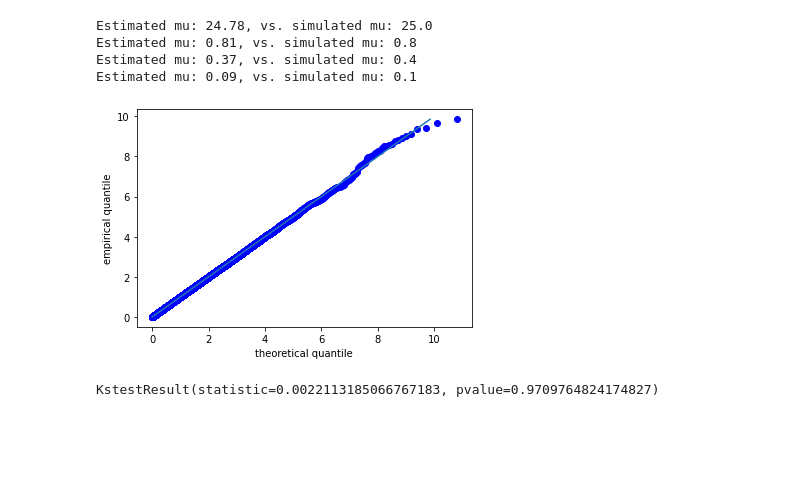
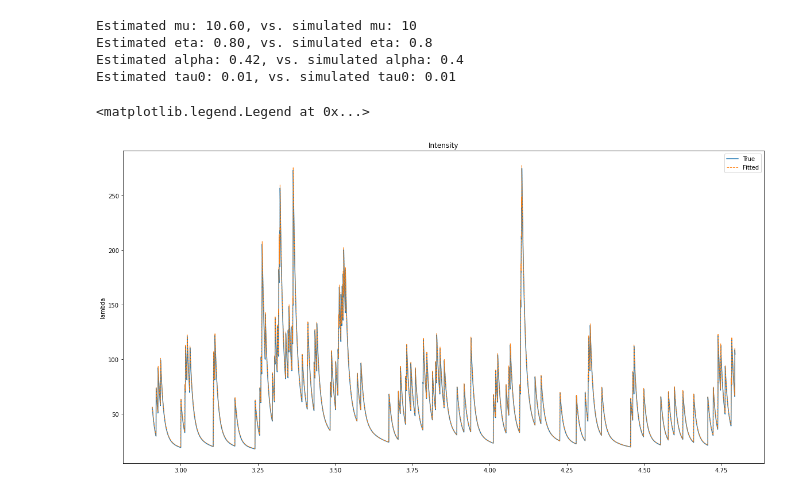
Before and after one commit to Simbold/HawkesPyLib, a Jupyter notebook: Example.ipynb, the cells around one changed output. Saved outputs shown, nothing was run; the diff lists cells and outputs as text; code cells hidden in the pictures; blank space fills up the shorter version.

Commit message:
Reorganize code and added feature intensity

```diff
--- a/Example.ipynb
+++ b/Example.ipynb
@@ -12,7 +11,16 @@ from scipy import stats
 mu = 2.5
 eta = 0.8
 alpha = 0.4
-tau0 = 0.1
+tau0 = 0.01
 m = 5.0
 M = 5
-PowlawSimulator = ApproxPowerlawHawkesProcessSimulation("powlaw-cutoff", mu, eta, alpha, tau0, m, M)
+PowlawSimulator = ApproxPowerlawHawkesProcessSimulation("powlaw", mu, eta, alpha, tau0, m, M)
+
+# simulate timestamps
+timestamps = PowlawSimulator.simulate(T=100.0)
+
+# if needed change one of the parameter attributes:
+mu = 10
+PowlawSimulator.mu = mu
+timestamps = PowlawSimulator.simulate(T=400.0)
+print(f"{PowlawSimulator.n_jumps} timestamps were simulated")
@@ -30,36 +29,34 @@ print(f"{PowlawSimulator.n_jumps} timestamps were simulated")
 # %%
 # Initilize the Estimator class
-PowlawEstimator = ApproxPowlawHawkesProcessEstimation("powlaw-cutoff", m=5.0, M=5)
+PowlawEstimator = ApproxPowerlawHawkesProcessInference("powlaw", m=5.0, M=5)
 
 # Estimate paramters
-PowlawEstimator.estimate(timestamps, T=timestamps[-1])
-mu_hat, eta_hat, alpha_hat, tau0_hat = PowlawEstimator.mu, PowlawEstimator.eta, PowlawEstimator.alpha, PowlawEstimator.tau0
+mu_hat, eta_hat, alpha_hat, tau0_hat = PowlawEstimator.estimate_grid(timestamps, T=timestamps[-1], return_params=True)
+
+print(f"Estimated mu: {mu_hat:.2f}, vs. simulated mu: {mu}")
+print(f"Estimated eta: {eta_hat:.2f}, vs. simulated eta: {eta}")
+print(f"Estimated alpha: {alpha_hat:.2f}, vs. simulated alpha: {alpha}")
+print(f"Estimated tau0: {tau0_hat:.2f}, vs. simulated tau0: {tau0}")
+# %% [output]
+Estimated mu: 10.60, vs. simulated mu: 10
+Estimated eta: 0.80, vs. simulated eta: 0.8
+Estimated alpha: 0.42, vs. simulated alpha: 0.4
+Estimated tau0: 0.01, vs. simulated tau0: 0.01
-# %%
-print(f"Estimated mu: {mu_hat:.2f}, vs. simulated mu: {mu}")
-print(f"Estimated mu: {eta_hat:.2f}, vs. simulated mu: {eta}")
-print(f"Estimated mu: {alpha_hat:.2f}, vs. simulated mu: {alpha}")
-print(f"Estimated mu: {tau0_hat:.2f}, vs. simulated mu: {tau0}")
-# %% [output]
-Estimated mu: 24.78, vs. simulated mu: 25.0
-Estimated mu: 0.81, vs. simulated mu: 0.8
-Estimated mu: 0.37, vs. simulated mu: 0.4
-Estimated mu: 0.09, vs. simulated mu: 0.1
-# %%
-# compute the corresponding compensator:
-compensator_timestamps = PowlawEstimator.compensator()
-
-# plot a QQ-plot for the inter-arrival times of the compensator
-# The inter-arrival times of the compensator should be unit exponentially distributed if the sample
-durations = np.diff(compensator_timestamps) # inter-arrival times are also called duration times
-qq_plot_unit_exponential(durations)
-# %% [output]
-[figure, removed]
-# %%
-# check if durations are indeed exponentially distributed using scipies KS-test
-
-ks_test = stats.kstest(durations, "expon", alternative="two-sided")
-
-# The null Hypothesis that the durations are from the expoential distribution cannot be rejected
-print(ks_test)
-# %% [output]
-KstestResult(statistic=0.0022113185066767183, pvalue=0.9709764824174827)
+# %%
+# compute the estimated and the true intensity
+step_size = 0.001
+intensity_true = PowlawSimulator.intensity(step_size)
+intensity_fitted = PowlawEstimator.intensity(step_size)
+
+# plot
+fig, ax = plt.subplots(1, figsize=(20, 10))
+end = 5000
+start = 3000
+ax.plot(intensity_true[start:end, 0], intensity_true[start:end, 1], label="True")
+ax.plot(intensity_fitted[start:end:, 0], intensity_fitted[start:end, 1], label="Fitted", linewidth=1, linestyle="dashed")
+ax.set_title("Intensity")
+ax.set_ylabel("lambda")
+ax.legend()
+# %% [output]
+<matplotlib.legend.Legend at 0x...>
+[figure, added]
```
Also changed, not shown: parts of 7 cells of this notebook, 42 other files.
